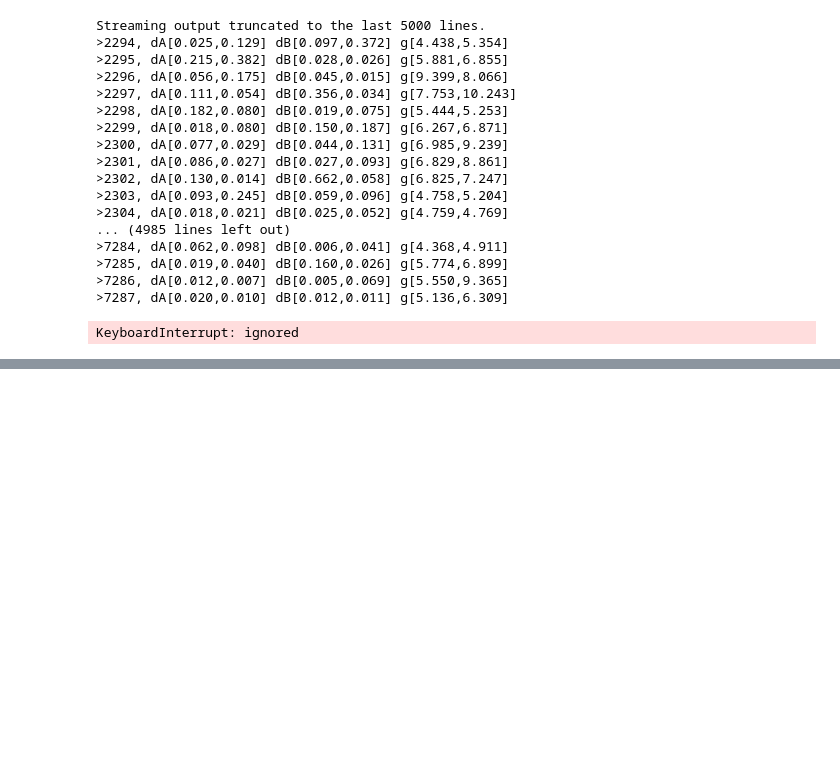
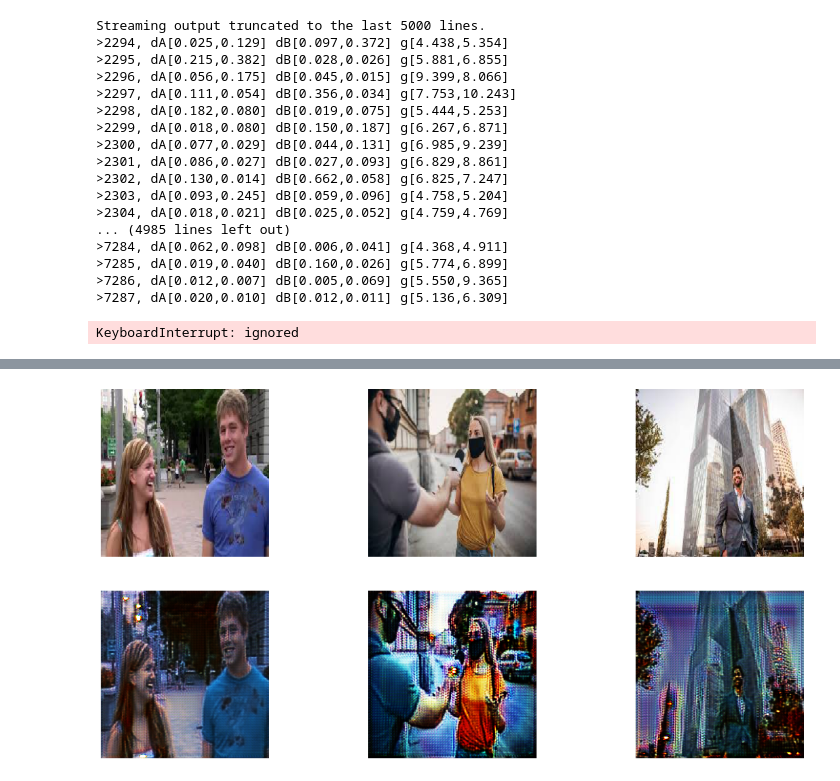
Before and after one commit to Prasanth314/test_demo, a Jupyter notebook: Day 2 night keras/Day2Night.ipynb, the cells around one changed output, grey strips where cells are left out. Cells and saved outputs as stored; diff of their text form; code cells hidden in the pictures; blank space fills up the shorter version.

```diff
--- a/Day 2 night keras/Day2Night.ipynb
+++ b/Day 2 night keras/Day2Night.ipynb
@@ -411,0 +518,35 @@ KeyboardInterrupt: ignored
+# %%
+# generate a batch of images, returns images and targets
+def generate_fake_samples(g_model, dataset, patch_shape):
+	# generate fake instance
+	X = g_model.predict(dataset)
+	X = (X+1)/2.0
+	# create 'fake' class labels (0)
+	y = zeros((len(X), patch_shape, patch_shape, 1))
+	return X, y
+# %%
+X_out, _ = generate_fake_samples(model_AtoB, data, 0)
+n_samples = data.shape[0]
+f = pyplot.figure(figsize=(20,10))
+path='/content/sample Images/'
+i=0
+for filename in listdir(path):
+	pixels = load_img(path+filename, target_size=(256,256))
+	# convert to numpy array
+	# pixels = img_to_array(pixels)
+	pyplot.subplot(2, n_samples, 1 + i)
+	i=i+1
+	pyplot.axis('off')
+	pyplot.imshow(pixels)
+
+for i in range(n_samples):
+  pyplot.subplot(2, n_samples, 1 + n_samples + i)
+  pyplot.axis('off')
+  pyplot.imshow(X_out[i])
+# save plot to file
+filename1 = '%s_generated_plot.png' % ('Sample Images')
+# pyplot.savefig(filename1)
+# pyplot.close()
+pyplot.show()
+# %% [output]
+[figure, added]
```
Also changed, not shown: parts of 15 cells of this notebook.
